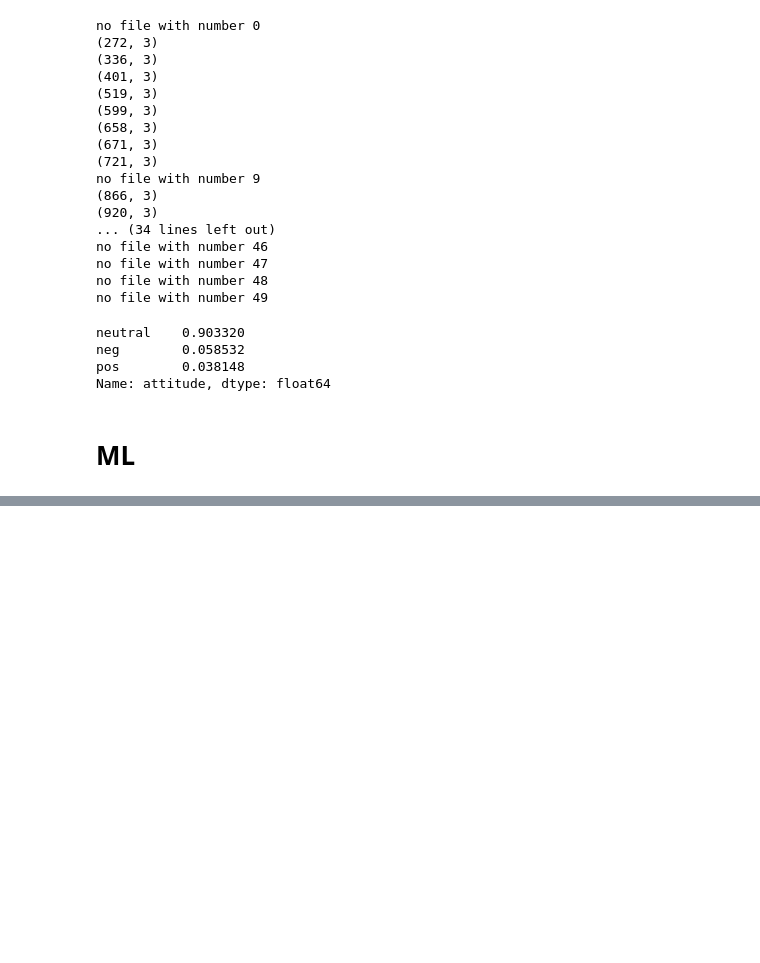
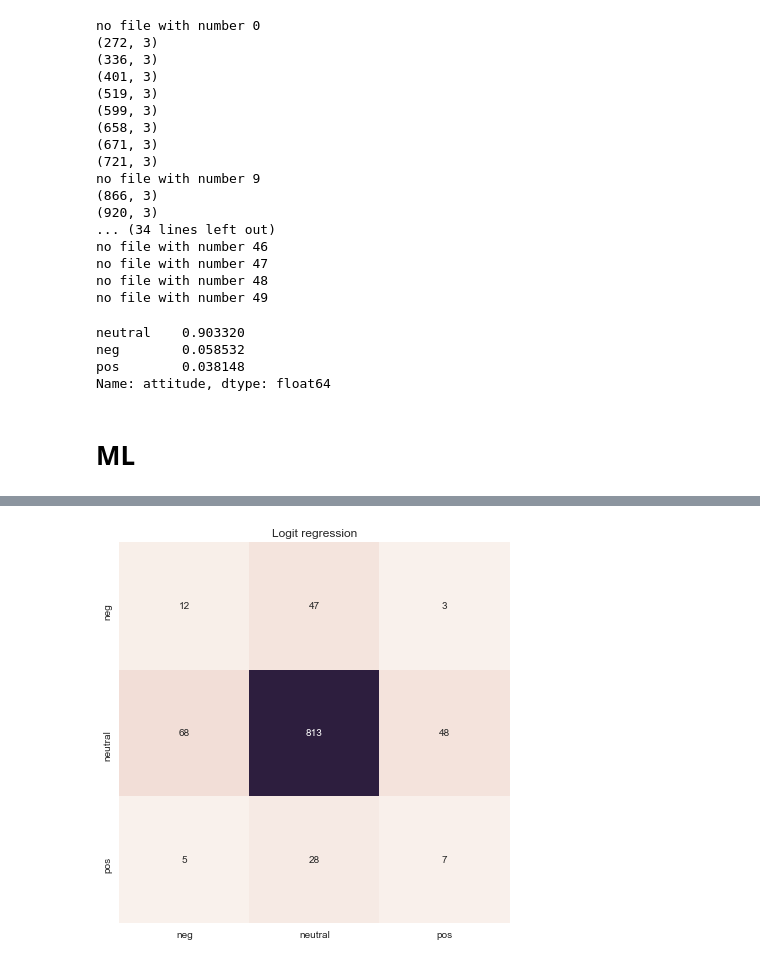
Before and after one commit to DmitrySerg/HSE-NLP-Summer-School, a Jupyter notebook: NLP_summerschool.ipynb, the cells around one changed output, grey strips where cells are left out. Cells and saved outputs as stored; diff of their text form; code cells hidden in the pictures; blank space fills up the shorter version.

```diff
--- a/NLP_summerschool.ipynb
+++ b/NLP_summerschool.ipynb
@@ -458,0 +668,12 @@ FINAL.pair = FINAL.pair.apply(lambda x: x.decode("utf8"))
+# %%
+def plot_confusion(predictions, title):
+    array = confusion_matrix(yval, predictions)
+    df_cm = pd.DataFrame(array, index = [i for i in titles],
+                      columns = [i for i in titles])
+    plt.figure(figsize = (7,7))
+    sns.heatmap(df_cm, annot=True, fmt='g', cbar=False)
+    plt.title(title);
+# %%
+plot_confusion(map(np.argmax, logit_sgd.predict_proba(Xval)), "Logit regression")
+# %% [output]
+[figure, added]
```
Also changed, not shown: parts of 38 cells of this notebook.
